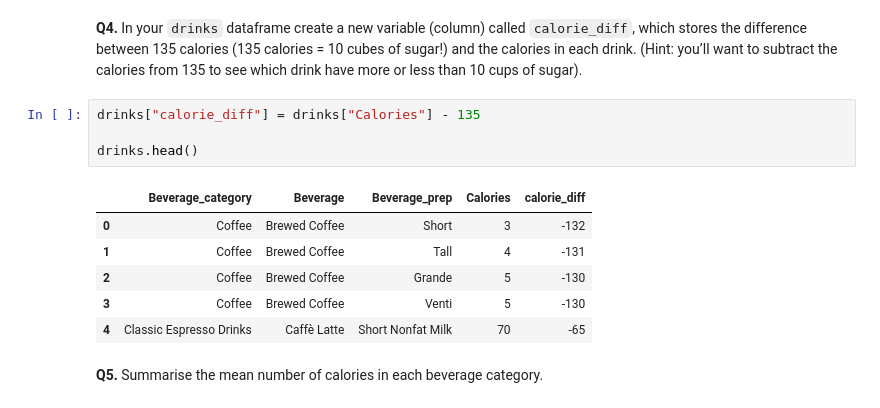
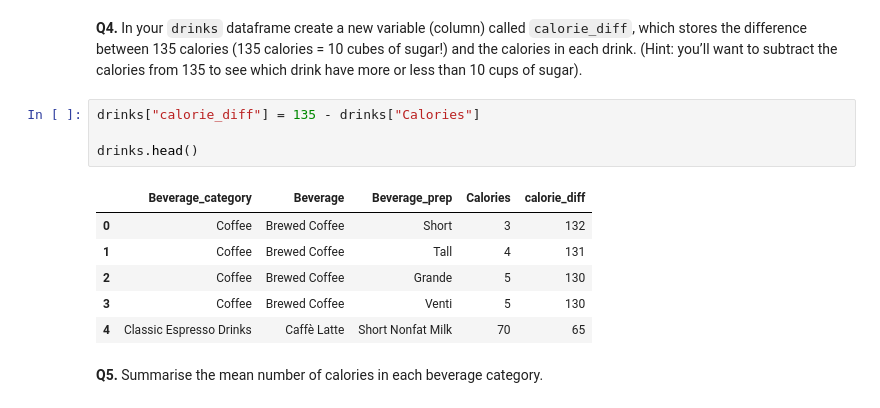
Before and after one commit to JohnHios/codeclan_homework_JohnHios, a Jupyter notebook: week_12/day_2/homework_john_hios.ipynb, the cells around one changed output. Cells and saved outputs as stored; diff of their text form.

```diff
--- a/week_12/day_2/homework_john_hios.ipynb
+++ b/week_12/day_2/homework_john_hios.ipynb
@@ -101,16 +102,16 @@ No missing values in the data
 # %% [markdown]
 **Q4.** In your `drinks` dataframe create a new variable (column) called `calorie_diff`, which stores the difference between 135 calories (135 calories = 10 cubes of sugar!) and the calories in each drink. (Hint: you’ll want to subtract the calories from 135 to see which drink have more or less than 10 cups of sugar).
 # %%
-drinks["calorie_diff"] = drinks["Calories"] - 135
+drinks["calorie_diff"] = 135 - drinks["Calories"]
 
 drinks.head()
 # %% [output]
 |  | Beverage_category | Beverage | Beverage_prep | Calories | calorie_diff |
-| 0 | Coffee | Brewed Coffee | Short | 3 | -132 |
-| 1 | Coffee | Brewed Coffee | Tall | 4 | -131 |
-| 2 | Coffee | Brewed Coffee | Grande | 5 | -130 |
-| 3 | Coffee | Brewed Coffee | Venti | 5 | -130 |
-| 4 | Classic Espresso Drinks | Caffè Latte | Short Nonfat Milk | 70 | -65 |
+| 0 | Coffee | Brewed Coffee | Short | 3 | 132 |
+| 1 | Coffee | Brewed Coffee | Tall | 4 | 131 |
+| 2 | Coffee | Brewed Coffee | Grande | 5 | 130 |
+| 3 | Coffee | Brewed Coffee | Venti | 5 | 130 |
+| 4 | Classic Espresso Drinks | Caffè Latte | Short Nonfat Milk | 70 | 65 |
 # %% [markdown]
 **Q5.** Summarise the mean number of calories in each beverage category.
 # %%
```
Also changed, not shown: parts of 12 cells of this notebook.
